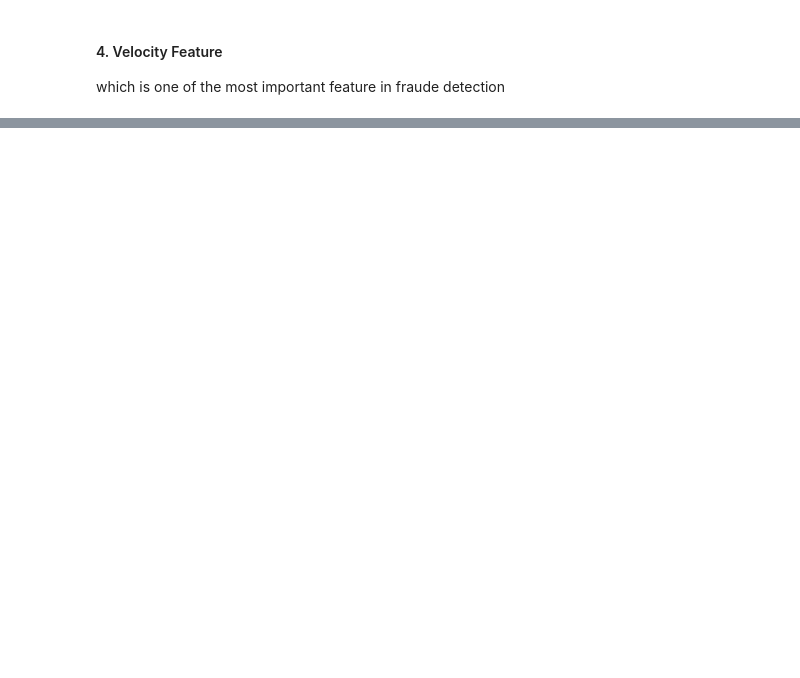
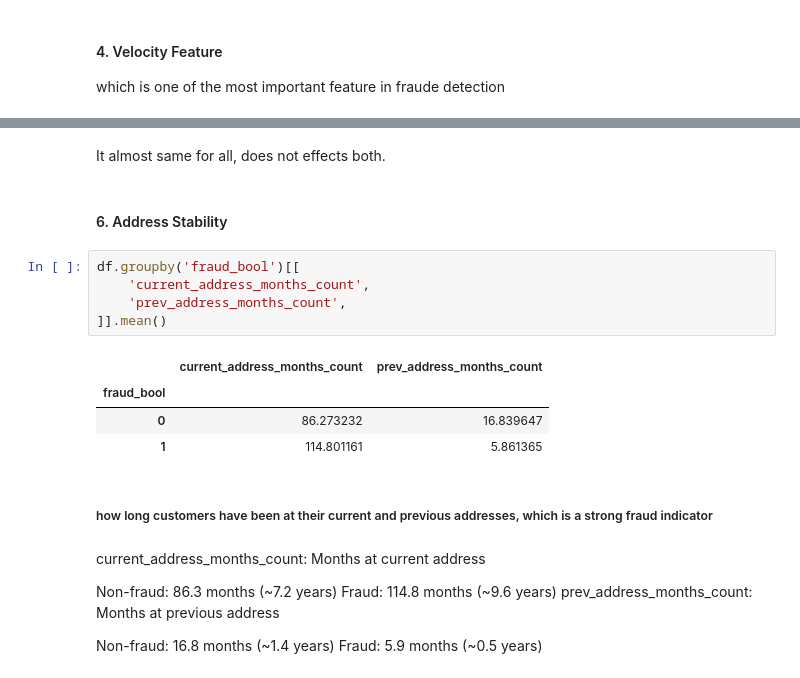
Before and after one commit to sjchem/bank-account-fraud-detection, a Jupyter notebook: notebooks/1.load-data-EDA.ipynb, the cells around one changed output, grey strips where cells are left out. Cells and saved outputs as stored; diff of their text form; blank space fills up the shorter version.

```diff
--- a/notebooks/1.load-data-EDA.ipynb
+++ b/notebooks/1.load-data-EDA.ipynb
@@ -227,0 +287,25 @@ which is one of the most important feature in fraude detection
+# %% [markdown]
+It almost same for all, does not effects both.
+# %% [markdown]
+#### 6. Address Stability
+# %%
+df.groupby('fraud_bool')[[
+    'current_address_months_count',
+    'prev_address_months_count',
+]].mean()
+# %% [output]
+|  | current_address_months_count | prev_address_months_count |
+| fraud_bool |  |  |
+| 0 | 86.273232 | 16.839647 |
+| 1 | 114.801161 | 5.861365 |
+# %% [markdown]
+##### how long customers have been at their current and previous addresses, which is a strong fraud indicator
+# %% [markdown]
+current_address_months_count: Months at current address
+
+Non-fraud: 86.3 months (~7.2 years)
+Fraud: 114.8 months (~9.6 years)
+prev_address_months_count: Months at previous address
+
+Non-fraud: 16.8 months (~1.4 years)
+Fraud: 5.9 months (~0.5 years)
```
Also changed, not shown: parts of 20 cells of this notebook.
